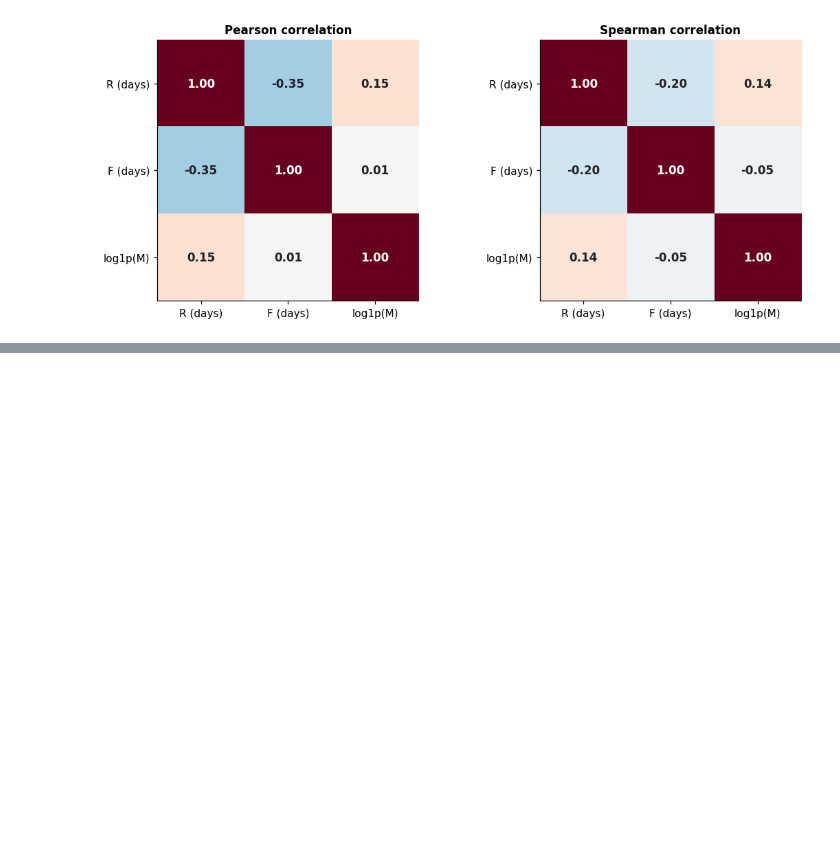
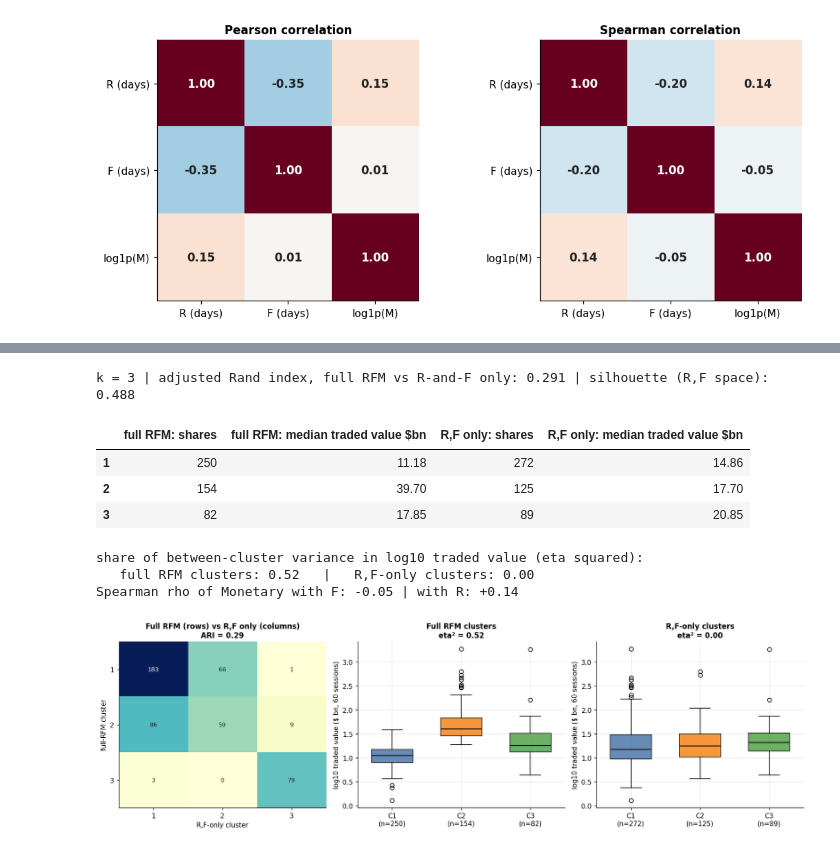
Before and after one commit to aaisha-aamina/crm-sp500-rfm-segmentation, a Jupyter notebook: Coursework_w2052143.ipynb, the cells around one changed output, grey strips where cells are left out. Drawn from its saved outputs; the diff is of its cells as text; code cells hidden in the pictures; blank space fills up the shorter version.

Commit message:
2.5.2 Removal of Monetary

```diff
--- a/Coursework_w2052143.ipynb
+++ b/Coursework_w2052143.ipynb
@@ -1034,0 +1038,48 @@ logM     0.268  0.915 -0.301
+# %%
+def eta_sq(values, labels):
+    v = pd.Series(np.asarray(values, dtype=float)); g = v.groupby(np.asarray(labels))
+    return float((g.size() * (g.mean() - v.mean()) ** 2).sum() / ((v - v.mean()) ** 2).sum())
+
+k_full = int(cs['ward_act'].nunique())
+X_rf = StandardScaler().fit_transform(cs[['R_days', 'F_count']].values)        # fresh standardisation
+Z_rf = linkage(X_rf, method='ward', metric='euclidean')
+lab_rf = fcluster(Z_rf, t=k_full, criterion='maxclust')
+cs['ward_rf'] = rank_by_size(lab_rf)
+if cs['ward_rf'].nunique() != k_full:
+    print(f"WARNING: R-and-F-only Ward returned {cs['ward_rf'].nunique()} clusters instead of {k_full} (tied distances); see the report.")
+cs['ward_rf'] = align_to(cs['ward_act'].values, cs['ward_rf'].values) if cs['ward_rf'].nunique() == k_full else cs['ward_rf']
+
+ari_rf = adjusted_rand_score(cs['ward_act'], cs['ward_rf'])
+print(f'k = {k_full} | adjusted Rand index, full RFM vs R-and-F only: {ari_rf:.3f} | silhouette (R,F space): {silhouette_score(X_rf, cs["ward_rf"]):.3f}')
+
+logM_bn = np.log10(cs['M_usd'] / 1e9)
+tv = pd.DataFrame({
+    'full RFM: shares': cs.groupby('ward_act').size(),
+    'full RFM: median traded value $bn': cs.groupby('ward_act')['M_usd'].median() / 1e9,
+    'R,F only: shares': cs.groupby('ward_rf').size(),
+    'R,F only: median traded value $bn': cs.groupby('ward_rf')['M_usd'].median() / 1e9}).round(2)
+display(tv)
+print('share of between-cluster variance in log10 traded value (eta squared):')
+print(f"   full RFM clusters: {eta_sq(logM_bn, cs['ward_act']):.2f}   |   R,F-only clusters: {eta_sq(logM_bn, cs['ward_rf']):.2f}")
+rho_F, rho_R = spearmanr(cs['M_usd'], cs['F_count'])[0], spearmanr(cs['M_usd'], cs['R_days'])[0]
+print(f'Spearman rho of Monetary with F: {rho_F:+.2f} | with R: {rho_R:+.2f}')
+
+fig, axes = plt.subplots(1, 3, figsize=(15, 4.6))
+heat(axes[0], pd.crosstab(cs['ward_act'], cs['ward_rf']), f'Full RFM (rows) vs R,F only (columns)\nARI = {ari_rf:.2f}', 'R,F-only cluster', 'full-RFM cluster')
+for ax, col, t in [(axes[1], 'ward_act', 'Full RFM clusters'), (axes[2], 'ward_rf', 'R,F-only clusters')]:
+    cl = sorted(cs[col].unique())
+    bp = ax.boxplot([logM_bn[cs[col] == c] for c in cl], patch_artist=True, widths=.6, medianprops=dict(color='#222222', lw=1.6))
+    for patch, c in zip(bp['boxes'], cl): patch.set_facecolor(PALETTE[(c - 1) % 8]); patch.set_alpha(.85)
+    ax.set_xticklabels([f'C{c}\n(n={int((cs[col] == c).sum())})' for c in cl]); ax.set_ylabel('log10 traded value ($ bn, 60 sessions)')
+    ax.set_title(f'{t}\neta² = {eta_sq(logM_bn, cs[col]):.2f}')
+plt.tight_layout(); savefig('fig_2_5_2_monetary_removal.png'); plt.show()
+# %% [output]
+k = 3 | adjusted Rand index, full RFM vs R-and-F only: 0.291 | silhouette (R,F space): 0.488
+|  | full RFM: shares | full RFM: median traded value $bn | R,F only: shares | R,F only: median traded value $bn |
+| 1 | 250 | 11.18 | 272 | 14.86 |
+| 2 | 154 | 39.70 | 125 | 17.70 |
+| 3 | 82 | 17.85 | 89 | 20.85 |
+share of between-cluster variance in log10 traded value (eta squared):
+   full RFM clusters: 0.52   |   R,F-only clusters: 0.00
+Spearman rho of Monetary with F: -0.05 | with R: +0.14
+[figure, added]
```
Also changed, not shown: parts of 1 cell of this notebook.
